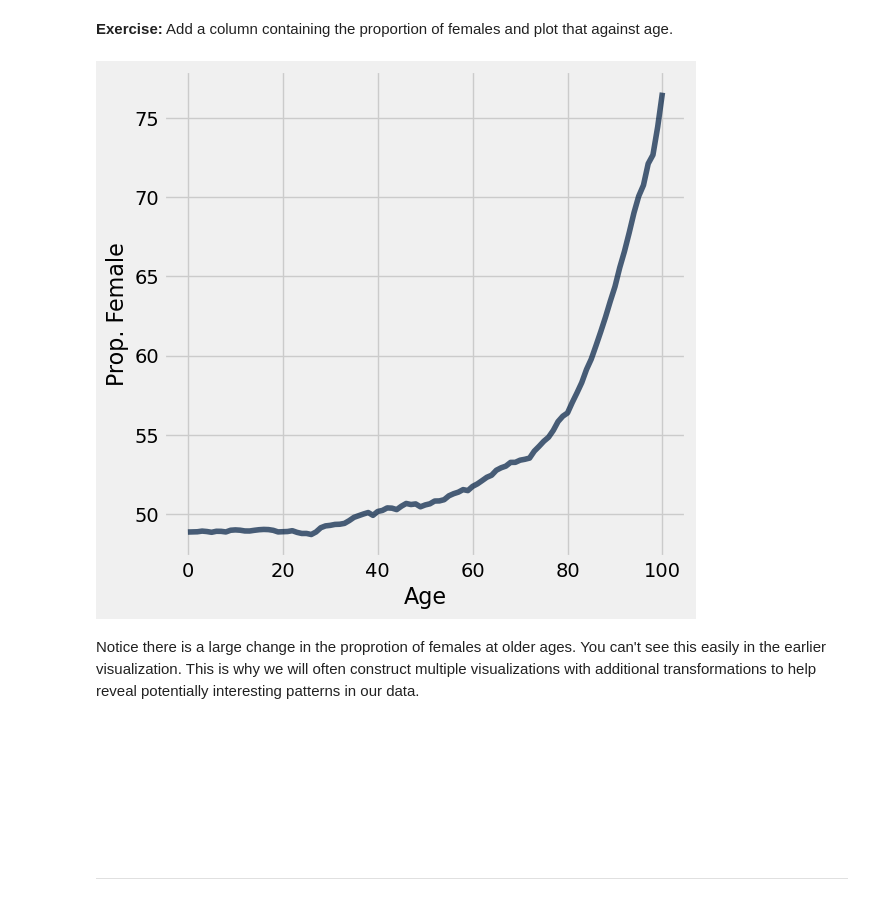
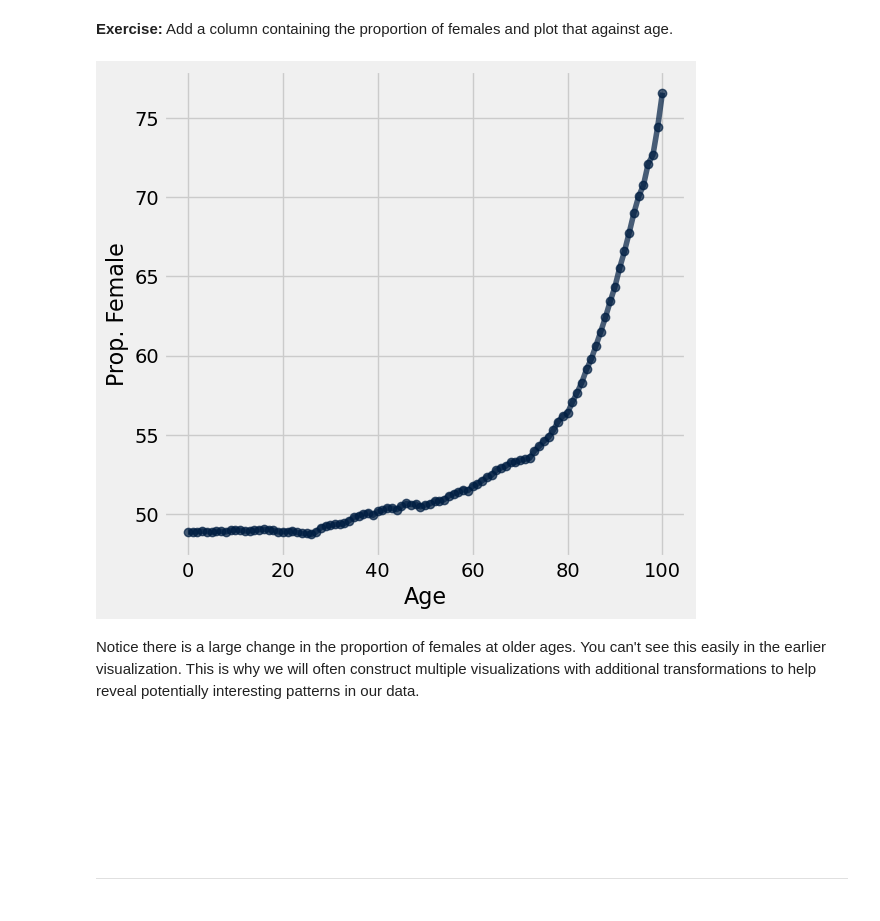
Before and after one commit to data-8/materials-sp23, a Jupyter notebook: lec/lec07.ipynb, the cells around one changed output. Saved outputs shown, nothing was run; the diff lists cells and outputs as text; code cells hidden in the pictures.

```diff
--- a/lec/lec07.ipynb
+++ b/lec/lec07.ipynb
@@ -194,13 +194,13 @@ pop_2019.plot("Age")
 # %%
 top_pop_2019 = pop_2019.column("Females") + pop_2019.column("Males")
 pop_2019 = pop_2019.with_column("Prop. Female",
                                 pop_2019.column("Females") / top_pop_2019 * 100)
-pop_2019.plot("Age", "Prop. Female")
+pop_2019.plot("Age", "Prop. Female", marker="o")
 #plots.ylim(0, 100);  # Optional for Data 8 --- Should we even do this?...
 # %% [output]
-[figure, old version]
+[figure, new version]
 # %% [markdown]
-Notice there is a large change in the proprotion of females at older ages. You can't see this easily in the earlier visualization.  This is why we will often construct multiple visualizations with additional transformations to help reveal potentially interesting patterns in our data.
+Notice there is a large change in the proportion of females at older ages. You can't see this easily in the earlier visualization.  This is why we will often construct multiple visualizations with additional transformations to help reveal potentially interesting patterns in our data.
 # %% [markdown]
 <br/><br/><br/> <br/><br/><br/>
 
```
Also changed, not shown: parts of 5 cells of this notebook.
